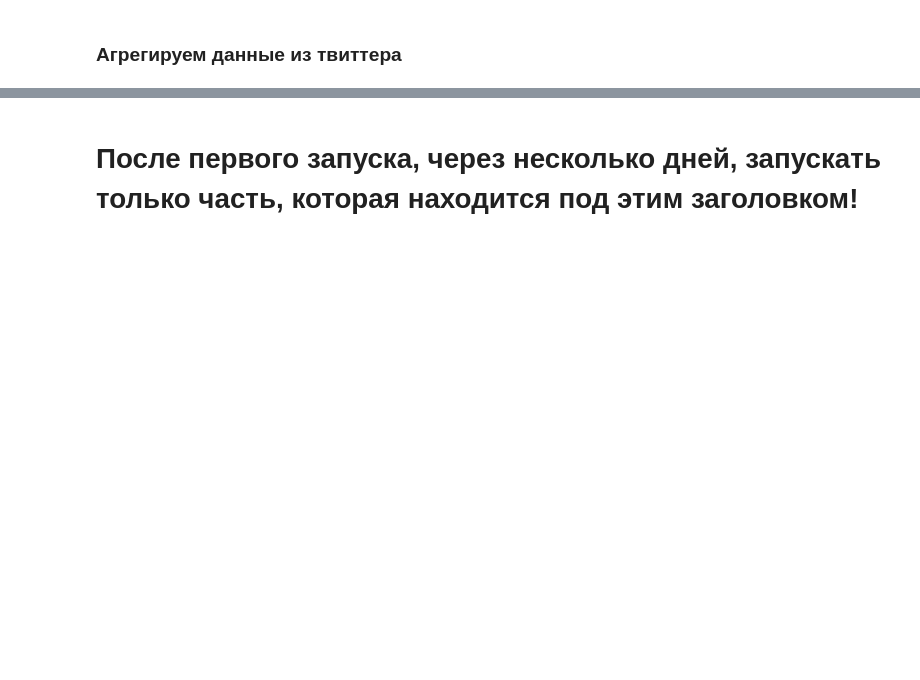
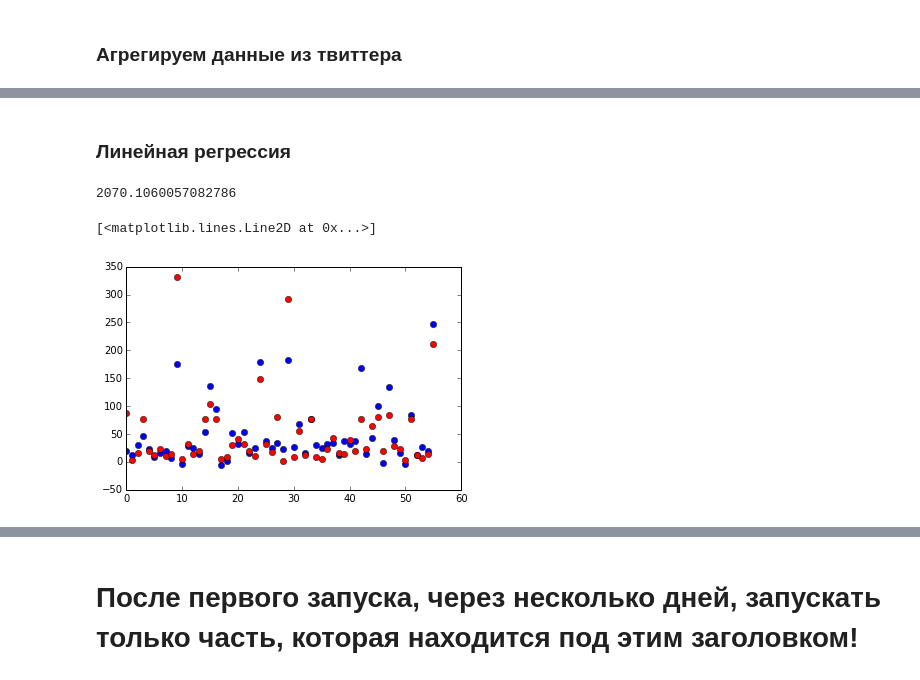
Before and after one commit to pashna/twitter_news_prediction, a Jupyter notebook: TJournal.ipynb, the cells around one changed output, grey strips where cells are left out. Cells and saved outputs as stored; diff of their text form; code cells hidden in the pictures; blank space fills up the shorter version.

```diff
--- a/TJournal.ipynb
+++ b/TJournal.ipynb
@@ -539,0 +578,4 @@ major_features = ["url", ]
+# %%
+
+# С глубоким прискорбием удаляем NA - если ничего не было, пока не будем будмать, что могло быть
+df = df.drop_duplicates().dropna()
@@ -539,0 +587,8 @@ major_features = ["url", ]
+# %%
+x = df[df.columns[1:-1]].as_matrix()
+y = df[df.columns[-1]].as_matrix()
+# %%
+# Делим данные
+x_train, x_test, y_train, y_test = cv.train_test_split(x, y, test_size=0.2)
+# %% [markdown]
+### Линейная регрессия
@@ -539,0 +597,14 @@ major_features = ["url", ]
+# %%
+lr = LinearRegression()
+lr = lr.fit(x_train, y_train)
+y_predicted = lr.predict(x_test)
+# %%
+mean_squared_error(y_test, y_predicted)
+# %% [output]
+2070.1060057082786
+# %%
+plt.plot(range(len(lr.predict(x_train))), lr.predict(x_train), 'bo')
+plt.plot(range(len(y_train)), y_train, 'ro')
+# %% [output]
+[<matplotlib.lines.Line2D at 0x...>]
+[figure, added]
```
Also changed, not shown: parts of 49 cells of this notebook, 3 other files.
